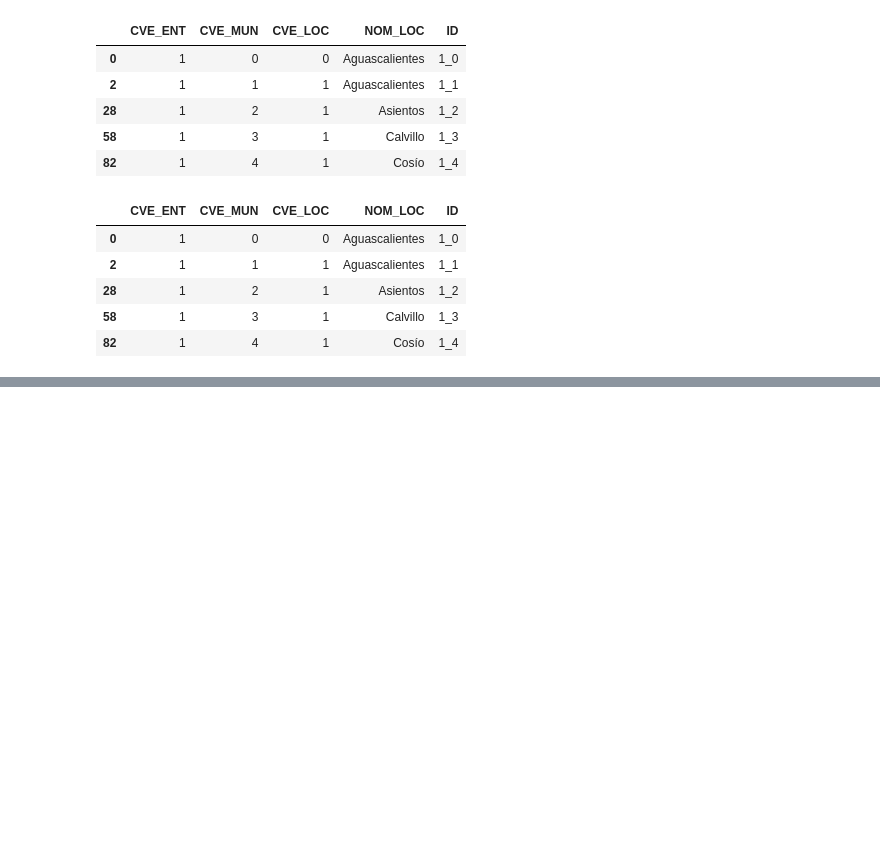
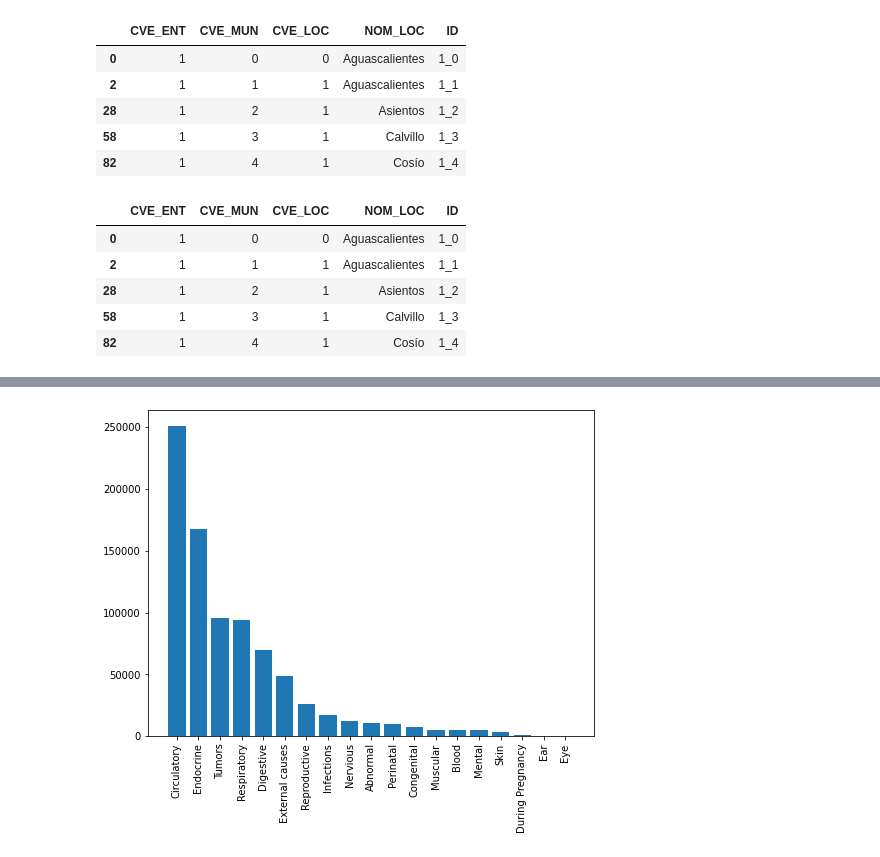
Before and after one commit to VanessaGuzman12/Project2, a Jupyter notebook: Diseases.ipynb, the cells around one changed output, grey strips where cells are left out. Saved outputs shown, nothing was run; the diff lists cells and outputs as text; code cells hidden in the pictures; blank space fills up the shorter version.

```diff
--- a/Diseases.ipynb
+++ b/Diseases.ipynb
@@ -234,9 +254,7 @@ main_dataset.head()
 #import timedelta
 import datetime as dt
 fields_to_keep = ["date_regis","date_ocur","date_nacim","death_cause_desc","death_cause_cap","state",
-                  "municipality","gender","scholarity"]
+                  "municipality","gender","scholarity","death_cause_eng"]
 main_dataset=main_dataset[["date_regis","date_ocur","date_nacim","death_cause_desc","death_cause_cap","state",
-                  "municipality","gender","scholarity"]]
+                  "municipality","gender","scholarity","death_cause_eng"]]
 main_dataset["death_age"]=(main_dataset["date_ocur"]-main_dataset["date_nacim"])/np.timedelta64(1,'Y')
-
-main_dataset.head()
@@ -327,0 +275,7 @@ death_age FLOAT
+# %%
+graph1_df=main_dataset.groupby(["death_cause_eng"]).count().sort_values(["date_regis"],ascending=False)
+graph1_df.reset_index(inplace=True)
+
+
+graph2_df=main_dataset.groupby(["gender"]).count().sort_values(["date_regis"],ascending=False)
+graph2_df.reset_index(inplace=True)
@@ -327,0 +298,9 @@ death_age FLOAT
+# %%
+
+import matplotlib.pyplot as plt
+plt.figure(figsize=(8,6), facecolor='white')
+plt.bar(graph1_df['death_cause_eng'],graph1_df['date_regis'])
+plt.xticks(rotation=90)
+plt.show()
+# %% [output]
+[figure, added]
```
Also changed, not shown: parts of 21 cells of this notebook, 4 other files.
